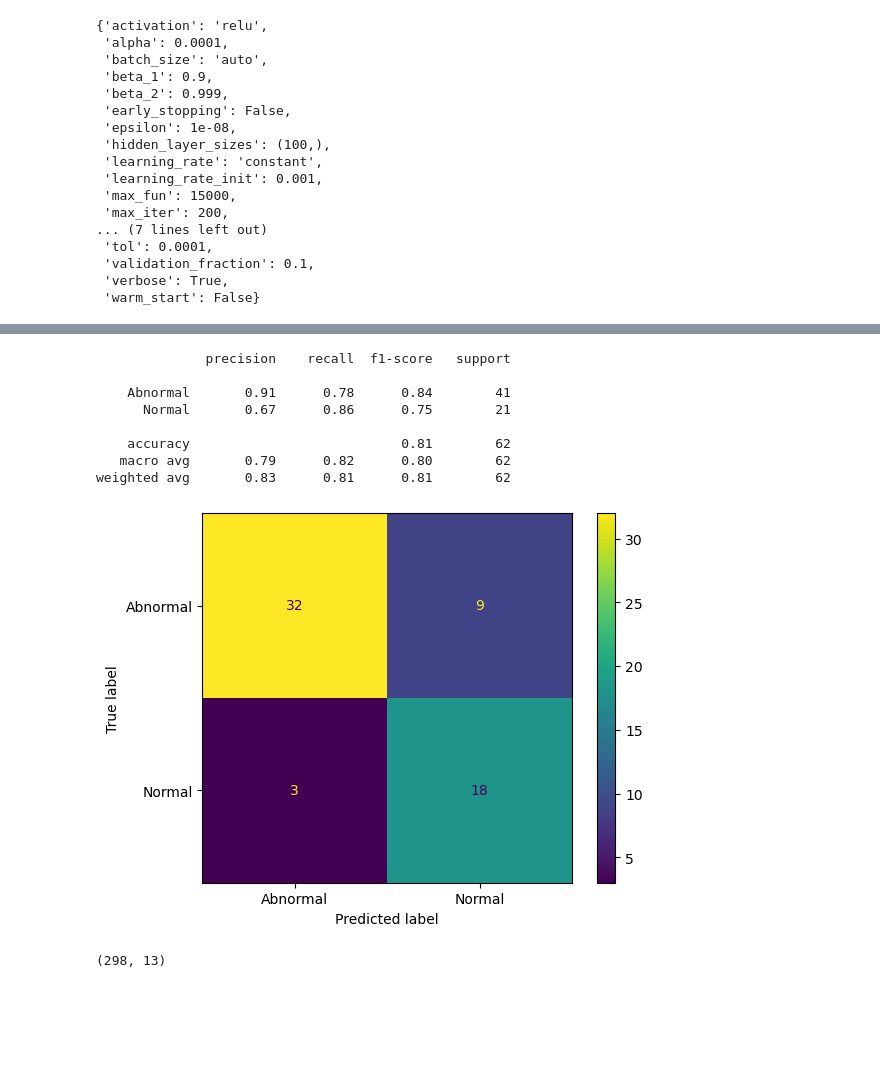
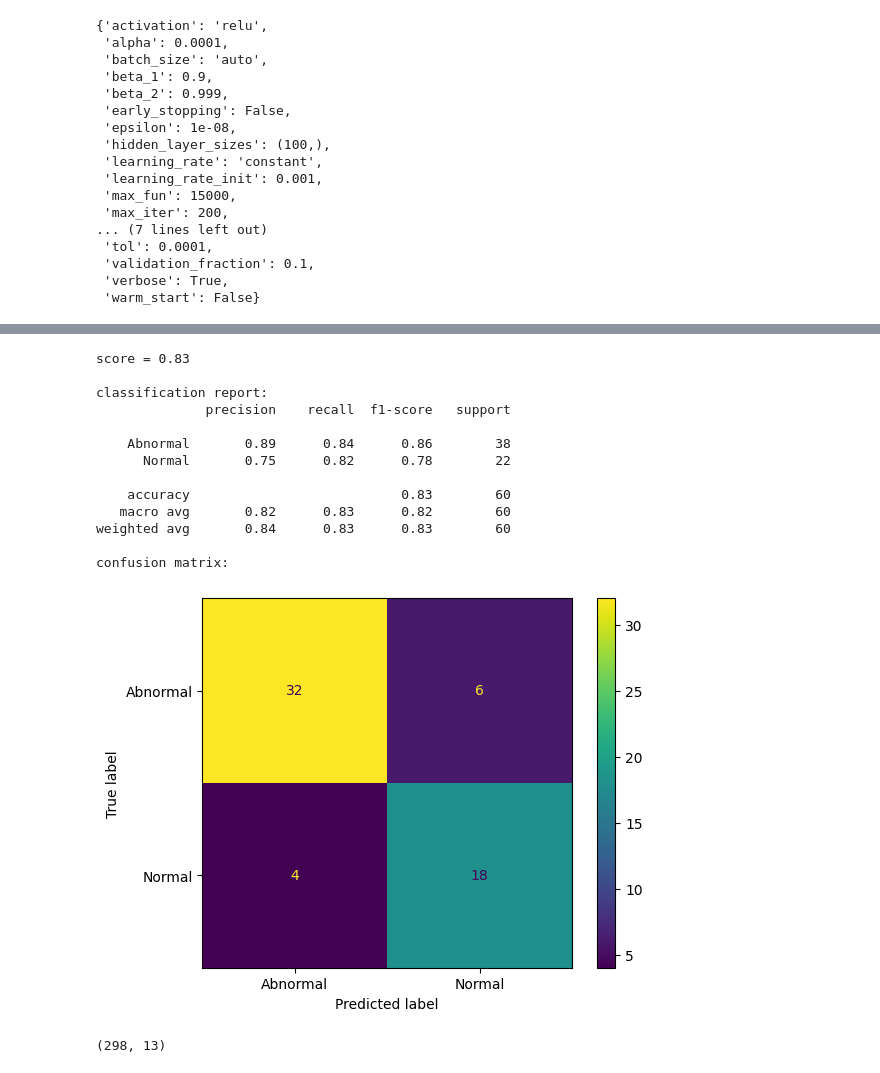
Before and after one commit to cebms/Projeto_ML_SI, a Jupyter notebook: mini_projeto_si_mlp.ipynb, the cells around one changed output, grey strips where cells are left out. Drawn from its saved outputs; the diff is of its cells as text; code cells hidden in the pictures; blank space fills up the shorter version.

```diff
--- a/mini_projeto_si_mlp.ipynb
+++ b/mini_projeto_si_mlp.ipynb
@@ -225,22 +219,21 @@ Iteration 200, loss = 0.21906774
 MLPClassifier(random_state=42, verbose=True)
 # %%
-y_pred = model.predict(X_test)
+evaluateModel(model, X_test, y_test)
+# %% [output]
+score = 0.83
+
+classification report:
+              precision    recall  f1-score   support
+
+    Abnormal       0.89      0.84      0.86        38
+      Normal       0.75      0.82      0.78        22
+
+    accuracy                           0.83        60
+   macro avg       0.82      0.83      0.82        60
+weighted avg       0.84      0.83      0.83        60
+
+confusion matrix:
+[figure, added]
-# %%
-print(classification_report(y_test, y_pred))
-# %% [output]
-              precision    recall  f1-score   support
-
-    Abnormal       0.91      0.78      0.84        41
-      Normal       0.67      0.86      0.75        21
-
-    accuracy                           0.81        62
-   macro avg       0.79      0.82      0.80        62
-weighted avg       0.83      0.81      0.81        62
-# %%
-ConfusionMatrixDisplay.from_estimator(model, X_test, y_test)
-plt.show()
-# %% [output]
-[figure, removed]
 # %%
 #WIP: removing outliers
 from scipy import stats
```
Also changed, not shown: parts of 59 cells of this notebook.
